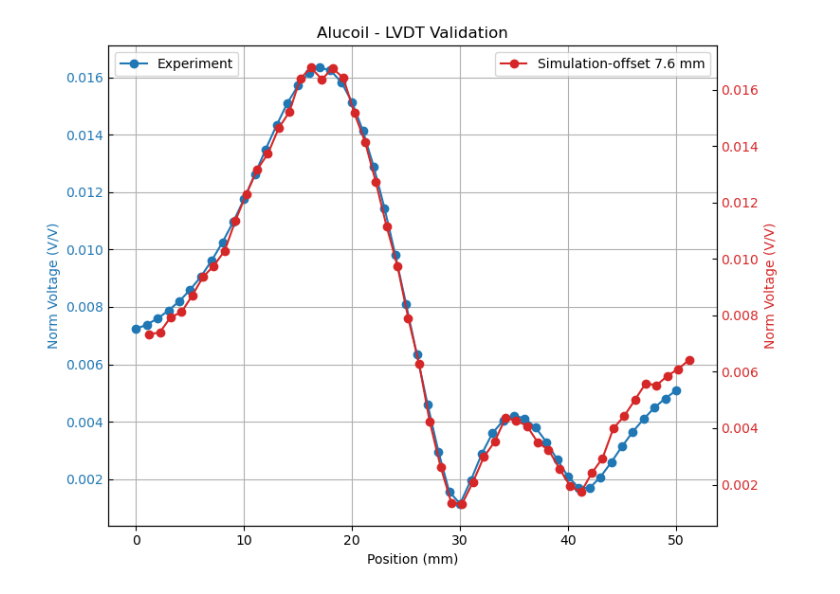
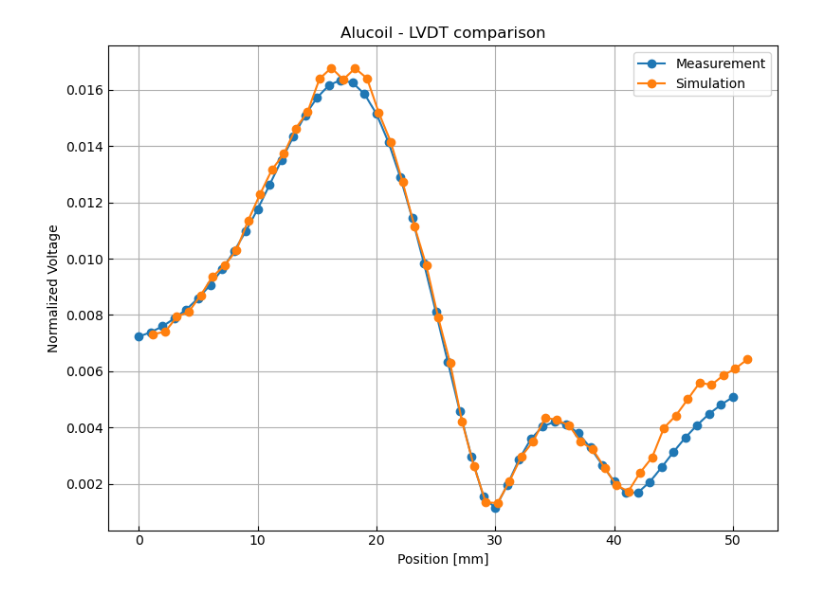
Before and after one commit to li-pengbo/femm-lvdt, a Jupyter notebook: simulation/notebook/sim_prototype_validation.ipynb, the cells around one changed output. Drawn from its saved outputs; the diff is of its cells as text; code cells hidden in the pictures.

Commit message:
update script for the prototype validation

```diff
--- a/simulation/notebook/sim_prototype_validation.ipynb
+++ b/simulation/notebook/sim_prototype_validation.ipynb
@@ -16,16 +15,18 @@ from utils.vc_analyser import VC_Calculator
 # %%
-sim_files = ["../data/prototype_validation/lvdt_alucoil_50mm_1mm_simulation_offset_7p6mm.h5",
-            "../data/prototype_validation/lvdt_alucoil_50mm_1mm_simulation.h5"]
+sim_filenames = ["../data/prototype_validation/lvdt/lvdt_simulation_alucoil_50mm_1mm_offset_8mm.h5",
+                "../data/prototype_validation/lvdt/lvdt_simulation_alucoil_50mm_1mm_offset_7p6mm.h5"]
 plt.figure(figsize=(8,6))
-for sim_file in sim_files:
-    data_dict = data_handler.load_data(sim_file)
+for sim_filename in sim_filenames:
+    data_dict = data_handler.load_data(sim_filename)
     lvdt_data = data_handler.get_lvdt_data(data_dict, data_type='voltage' ,flip_sign=False)
     sim_pos = lvdt_data['position']
     sim_input_volt = np.mean(abs(lvdt_data['Lower_Coil']['voltage_abs']))*2 # sum of two excitation coils
     sim_pickup_volt = np.array(lvdt_data['Middle_Coil']['voltage_abs'])
     sim_pickup_volt_norm = (sim_pickup_volt / sim_input_volt)
 
-    plt.plot(sim_pos, sim_pickup_volt_norm, label=sim_file.split('/')[-1])
+    label = sim_filename.split('_1mm_')[-1].split(".")[0]
+
+    plt.plot(sim_pos, sim_pickup_volt_norm, label=label, marker = 'o')
     plt.xlabel('Position [mm]')
     plt.ylabel('Normalized Voltage')
     plt.tick_params(direction='in')
@@ -37,39 +143,67 @@ plt.tight_layout()
 # %%
 # measurement datas
-exp_file = '../data/prototype_validation/lvdt_alucoil_50mm_1mm_measurement_offset.h5'
+exp_file = '../data/prototype_validation/lvdt/lvdt_measurement_alucoil_50mm_1mm_offset_01_6V.h5'
 f = h5py.File(exp_file, 'r')
 exp_pos = np.array(f['PI'][:])
 exp_pickup_amp = np.array(f['Fit_Amp'][:])
 exp_input_waveform = np.array(f['excitation'][:])
 exp_pickup_waveform = np.array(f['pick-up'][:])
-
 exp_input_volt = np.mean([np.std(x)*np.sqrt(2) for x in exp_input_waveform]) # it is already the readout from two excitation coils
 exp_pickup_volt = np.array([np.std(x)*np.sqrt(2) for x in exp_pickup_waveform])
-exp_pickup_volt_norm = (exp_pickup_volt / exp_input_volt)
+exp_pickup_volt_norm = (exp_pickup_volt / exp_input_volt)#*1.25
+exp_fit_data = data_handler.linear_analysis_FS(exp_pos[21:29],exp_pickup_volt_norm[21:29][::-1])
+
+print(exp_fit_data['response']['slope'])
 
 # simulation data
-sim_file = "../data/prototype_validation/lvdt_alucoil_50mm_1mm_simulation_offset_7p6mm.h5"
+sim_file = "../data/prototype_validation/lvdt/lvdt_simulation_alucoil_50mm_1mm_offset_7p6mm.h5"
 data_dict = data_handler.load_data(sim_file)
 lvdt_data = data_handler.get_lvdt_data(data_dict, data_type='voltage' ,flip_sign=False)
 sim_pos = lvdt_data['position']+26.2
 sim_input_volt = np.mean(abs(lvdt_data['Lower_Coil']['voltage_abs']))*2 # sum of two excitation coils
 sim_pickup_volt = np.array(lvdt_data['Middle_Coil']['voltage_abs'])
 sim_pickup_volt_norm = (sim_pickup_volt / sim_input_volt)
+sim_fit_data = data_handler.linear_analysis_FS(sim_pos[21:29],sim_pickup_volt_norm[21:29][::-1])
+
+plt.figure(figsize=(8,6))
+plt.plot(exp_pos, exp_pickup_volt_norm, label='Measurement', marker = 'o')
+plt.plot(sim_pos, sim_pickup_volt_norm, label='Simulation', marker = 'o')
+plt.xlabel('Position [mm]')
+plt.ylabel('Normalized Voltage')
+plt.tick_params(direction='in')
+plt.grid(True)
+plt.legend()
+plt.title('Alucoil - LVDT comparison')
+plt.tight_layout()
+
+plt.figure(figsize=(8,6))
+plt.plot(exp_pos[21:29], exp_fit_data['predict'],
+         label = f'Measurement Fit: {exp_fit_data['response']['slope']:.5f} V/mmV', marker = 'o')
+plt.plot(sim_pos[21:29], sim_fit_data['predict'],
+            label=f'Simulation FIt: {sim_fit_data['response']['slope']:.5f} V/mmV', marker = 'o')
+plt.xlabel('Position [mm]')
+plt.ylabel('Normalized Voltage')
+plt.tick_params(direction='in')
+plt.grid(True)
+plt.legend()
+plt.title('Alucoil - LVDT comparison')
+plt.tight_layout()
 
 # plot
-figure, ax1 = plt.subplots(figsize=(8,6))
-ax1.plot(exp_pos, exp_pickup_volt_norm, marker = 'o', label='Experiment', color='tab:blue')
-ax1.set_xlabel('Position (mm)')
-ax1.set_ylabel('Norm Voltage (V/V)', color='tab:blue')
-ax1.tick_params(axis='y', labelcolor='tab:blue', direction='in')
-ax1.legend(loc='upper left')
-ax2 = ax1.twinx()
-ax2.plot(sim_pos, sim_pickup_volt_norm, marker = 'o', label='Simulation-offset 7.6 mm', color='tab:red')
-ax2.set_ylabel('Norm Voltage (V/V)', color='tab:red')
-ax2.tick_params(axis='y', labelcolor='tab:red', direction='in')
-ax2.legend(loc='upper right')
-ax1.grid()
-plt.title('Alucoil - LVDT Validation')
-plt.tight_layout()
-plt.savefig('../results/alucoil_lvdt_comp.pdf', dpi=300, bbox_inches='tight')
+# figure, ax1 = plt.subplots(figsize=(8,6))
+# ax1.plot(sim_pos, sim_pickup_volt_norm, marker = 'o', label='Simulation', color='tab:red')
+# ax1.set_ylabel('Norm Voltage (V/V)', color='tab:red')
+# ax1.tick_params(axis='y', labelcolor='tab:red', direction='in')
+# ax1.legend(loc='upper left')
+# ax1.grid()
+# ax2 = ax1.twinx()
+# ax2.plot(exp_pos, exp_pickup_volt_norm, marker = 'o', label='Measurement', color='tab:blue')
+# ax2.set_xlabel('Position (mm)')
+# ax2.set_ylabel('Norm Voltage (V/V)', color='tab:blue')
+# ax2.tick_params(axis='y', labelcolor='tab:blue', direction='in')
+# ax2.legend(loc='upper right')
+
+# plt.title('Alucoil - LVDT comparison')
+# plt.tight_layout()
+# plt.savefig('../result/comparison_lvdt_50mm.pdf', dpi=300, bbox_inches='tight')
 # %% [output]
@@ -76 +211 @@ plt.savefig('../results/alucoil_lvdt_comp.pdf', dpi=300, bbox_inches='tight')
-[figure, old version]
+[figure, new version]
```
Also changed, not shown: parts of 18 cells of this notebook, 3 other files.
